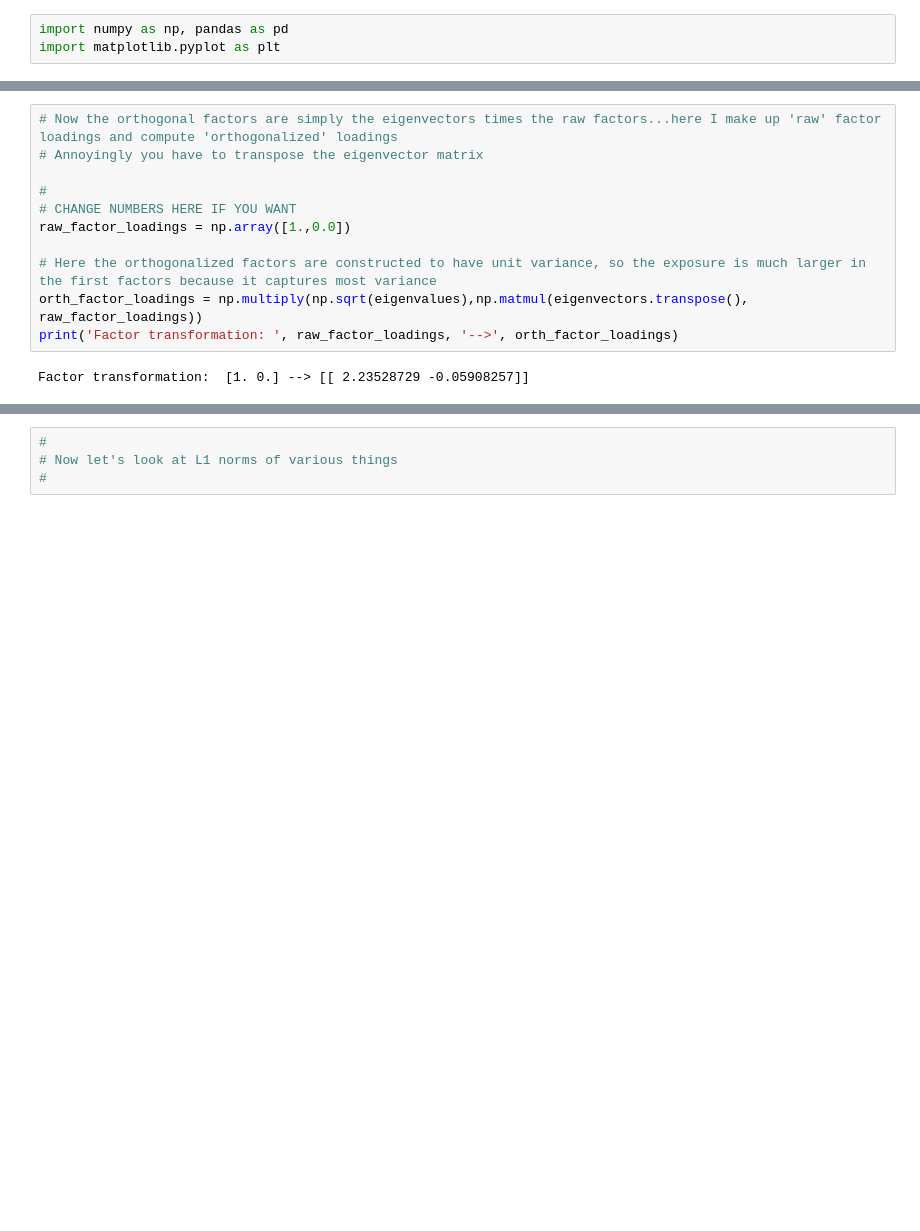
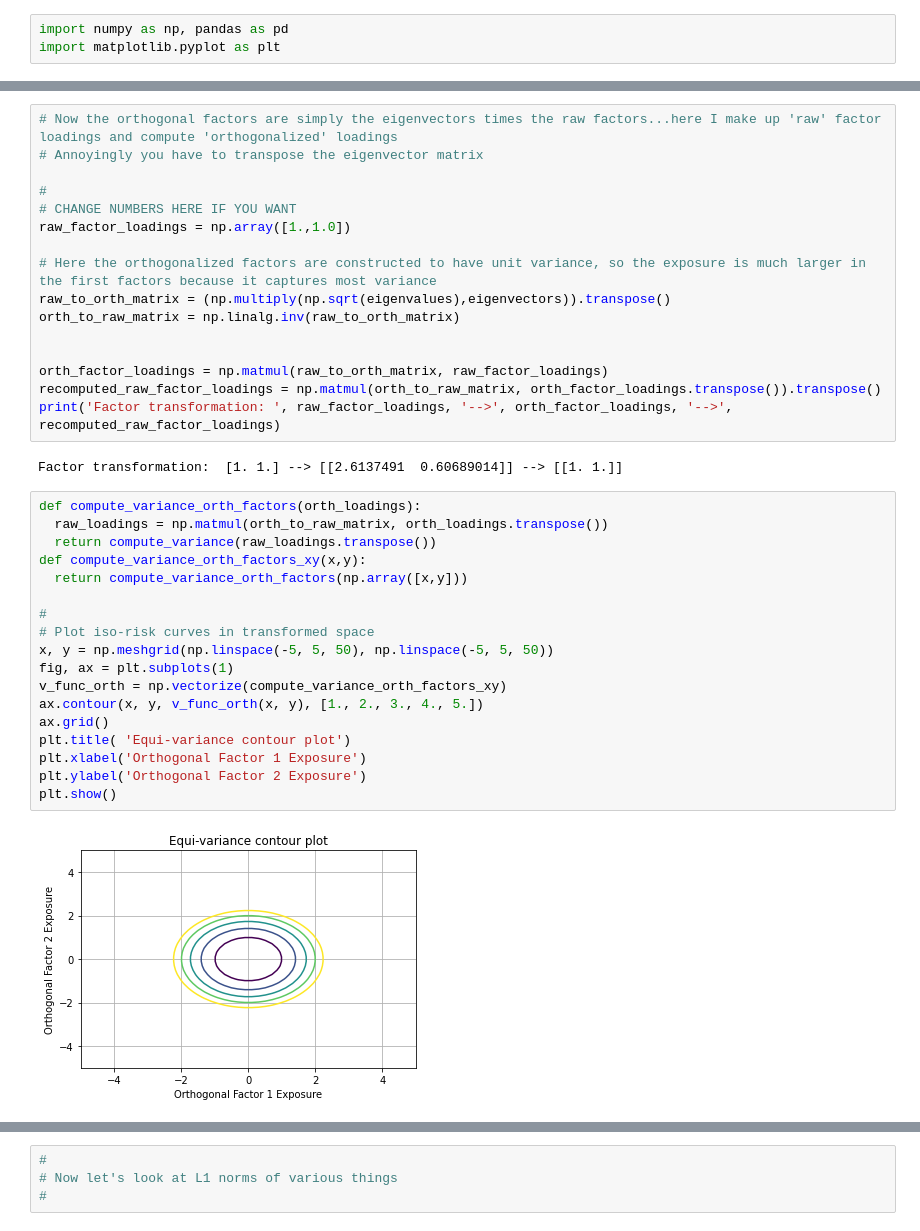
Before and after one commit to cdmurray80/object_detection, a Jupyter notebook: factors.ipynb, the cells around one changed output, grey strips where cells are left out. Drawn from its saved outputs; the diff is of its cells as text; blank space fills up the shorter version.

```diff
--- a/factors.ipynb
+++ b/factors.ipynb
@@ -123,10 +137,35 @@ Vector:
 
 #
 # CHANGE NUMBERS HERE IF YOU WANT
-raw_factor_loadings = np.array([1.,0.0])
+raw_factor_loadings = np.array([1.,1.0])
 
 # Here the orthogonalized factors are constructed to have unit variance, so the exposure is much larger in the first factors because it captures most variance
-orth_factor_loadings = np.multiply(np.sqrt(eigenvalues),np.matmul(eigenvectors.transpose(), raw_factor_loadings))
-print('Factor transformation: ', raw_factor_loadings, '-->', orth_factor_loadings)
+raw_to_orth_matrix = (np.multiply(np.sqrt(eigenvalues),eigenvectors)).transpose()
+orth_to_raw_matrix = np.linalg.inv(raw_to_orth_matrix)
+
+
+orth_factor_loadings = np.matmul(raw_to_orth_matrix, raw_factor_loadings)
+recomputed_raw_factor_loadings = np.matmul(orth_to_raw_matrix, orth_factor_loadings.transpose()).transpose()
+print('Factor transformation: ', raw_factor_loadings, '-->', orth_factor_loadings, '-->', recomputed_raw_factor_loadings)
 # %% [output]
-Factor transformation:  [1. 0.] --> [[ 2.23528729 -0.05908257]]
+Factor transformation:  [1. 1.] --> [[2.6137491  0.60689014]] --> [[1. 1.]]
+# %%
+def compute_variance_orth_factors(orth_loadings):
+  raw_loadings = np.matmul(orth_to_raw_matrix, orth_loadings.transpose())
+  return compute_variance(raw_loadings.transpose())
+def compute_variance_orth_factors_xy(x,y):
+  return compute_variance_orth_factors(np.array([x,y]))
+
+#
+# Plot iso-risk curves in transformed space
+x, y = np.meshgrid(np.linspace(-5, 5, 50), np.linspace(-5, 5, 50))
+fig, ax = plt.subplots(1)
+v_func_orth = np.vectorize(compute_variance_orth_factors_xy)
+ax.contour(x, y, v_func_orth(x, y), [1., 2., 3., 4., 5.])
+ax.grid()
+plt.title( 'Equi-variance contour plot')
+plt.xlabel('Orthogonal Factor 1 Exposure')
+plt.ylabel('Orthogonal Factor 2 Exposure')
+plt.show()
+# %% [output]
+[figure, added]
```
Also changed, not shown: parts of 9 cells of this notebook.
